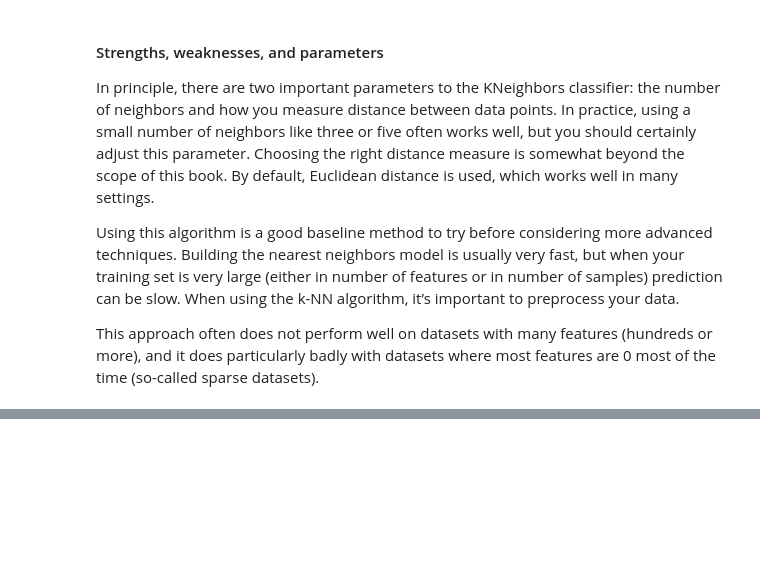
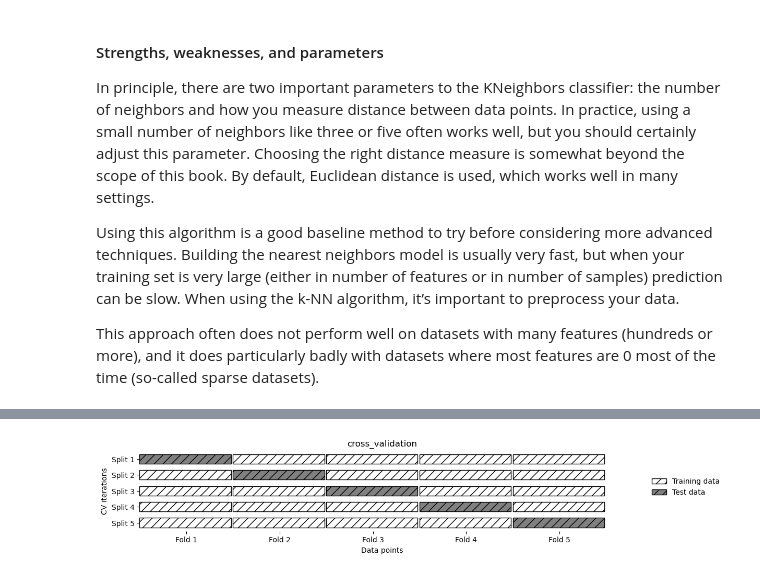
Before and after one commit to saurbina/HW1, a Jupyter notebook: week_3.ipynb, the cells around one changed output, grey strips where cells are left out. Cells and saved outputs as stored; diff of their text form; code cells hidden in the pictures; blank space fills up the shorter version.

```diff
--- a/week_3.ipynb
+++ b/week_3.ipynb
@@ -205,0 +211,4 @@ This approach often does not perform well on datasets with many features (hundre
+# %%
+    mglearn.plots.plot_cross_validation()
+# %% [output]
+[figure, added]
```
Also changed, not shown: parts of 4 cells of this notebook, 1 other file.
